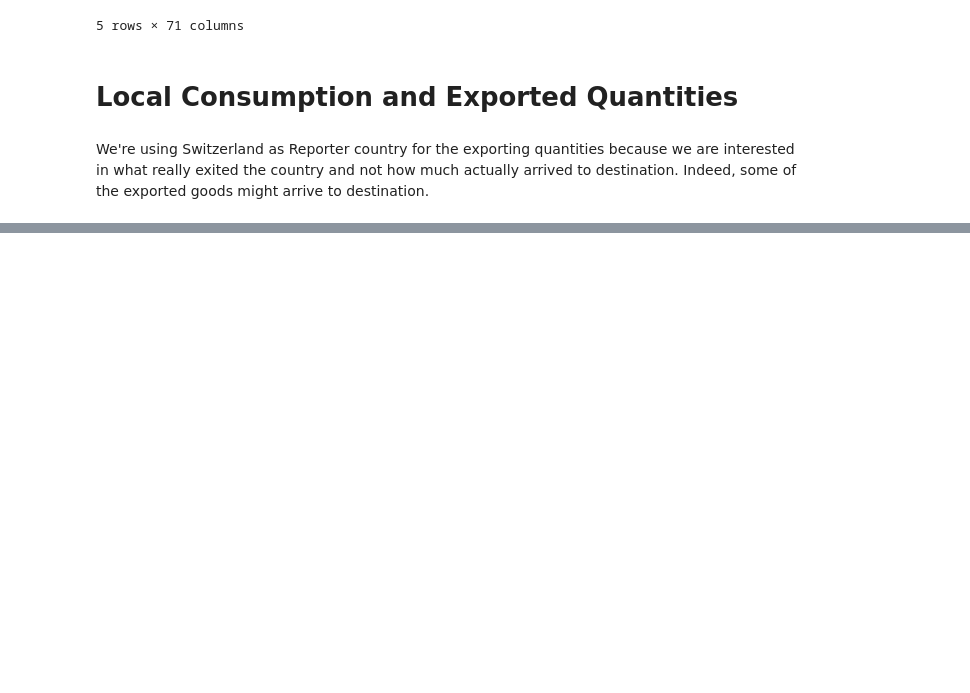
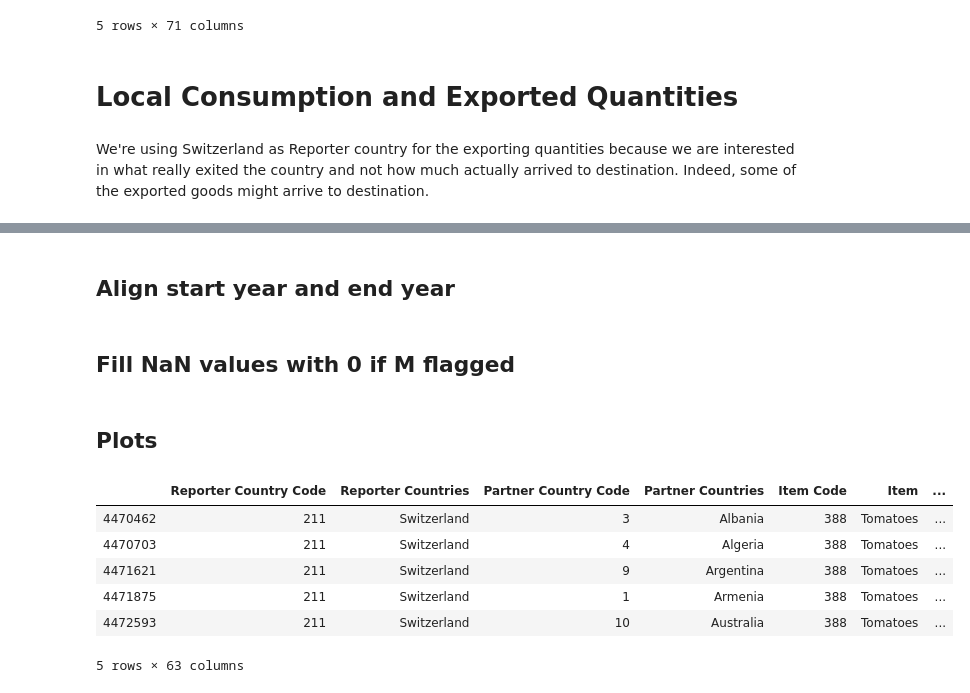
Before and after one commit to n-poulsen/GranADA, a Jupyter notebook: code/localConsumption.ipynb, the cells around one changed output, grey strips where cells are left out. Cells and saved outputs as stored; diff of their text form; code cells hidden in the pictures; blank space fills up the shorter version.

Commit message:
Continued working on the local consumption and local production

```diff
--- a/code/localConsumption.ipynb
+++ b/code/localConsumption.ipynb
@@ -122,0 +122,7 @@ def local_consumption_weight(df_production_elem, df_trade_elem, year, item, loca
+# %%
+local_pop_size = 7000000
+item = 'Tomatoes'
+year = 2017
+
+df_prod_elem, df_trade_elem = prod_trade_elem(df_production_ch, df_trade_ch, item, 'tonnes')
+local_consumption_weight(df_prod_elem, df_trade_elem, year, item, True)
@@ -122,0 +193,7 @@ def local_consumption_weight(df_production_elem, df_trade_elem, year, item, loca
+# %% [markdown]
+## Align start year and end year
+# %%
+drop_columns = ['Y' + str(year) for year in range(1986, 1991)]
+drop_columns += ['Y' + str(year) + 'F' for year in range(1986, 1991)]
+df_production_ch = df_production_ch.drop(columns=drop_columns)
+df_trade_ch = df_trade_ch.drop(columns=drop_columns)
@@ -122,0 +203,2 @@ def local_consumption_weight(df_production_elem, df_trade_elem, year, item, loca
+# %% [markdown]
+## Fill NaN values with 0 if M flagged
@@ -122,0 +211,21 @@ def local_consumption_weight(df_production_elem, df_trade_elem, year, item, loca
+# %% [markdown]
+## Plots
+# %%
+item = 'Tomatoes'
+weight_unit = 'tonnes'
+price_unit = 'USD'
+
+df_prod_elem = df_production_ch[(df_production_ch['Item'] == item) & (df_production_ch['Unit'] == weight_unit)]
+df_trade_weight_elem = df_trade_ch[(df_trade_ch['Item'] == item) & (df_trade_ch['Element'] == 'Import Quantity')]
+df_trade_prices_elem = df_trade_ch[(df_trade_ch['Item'] == item) & (df_trade_ch['Element'] == 'Import Value')]
+df_price_elem = df_prices_ch[(df_prices_ch['Item'] == item) & (df_prices_ch['Unit'] == price_unit)]
+# %%
+df_trade_prices_elem.head()
+# %% [output]
+|  | Reporter Country Code | Reporter Countries | Partner Country Code | Partner Countries | Item Code | Item | ... |
+| 4470462 | 211 | Switzerland | 3 | Albania | 388 | Tomatoes | ... |
+| 4470703 | 211 | Switzerland | 4 | Algeria | 388 | Tomatoes | ... |
+| 4471621 | 211 | Switzerland | 9 | Argentina | 388 | Tomatoes | ... |
+| 4471875 | 211 | Switzerland | 1 | Armenia | 388 | Tomatoes | ... |
+| 4472593 | 211 | Switzerland | 10 | Australia | 388 | Tomatoes | ... |
+5 rows × 63 columns
```
Also changed, not shown: parts of 15 cells of this notebook.
